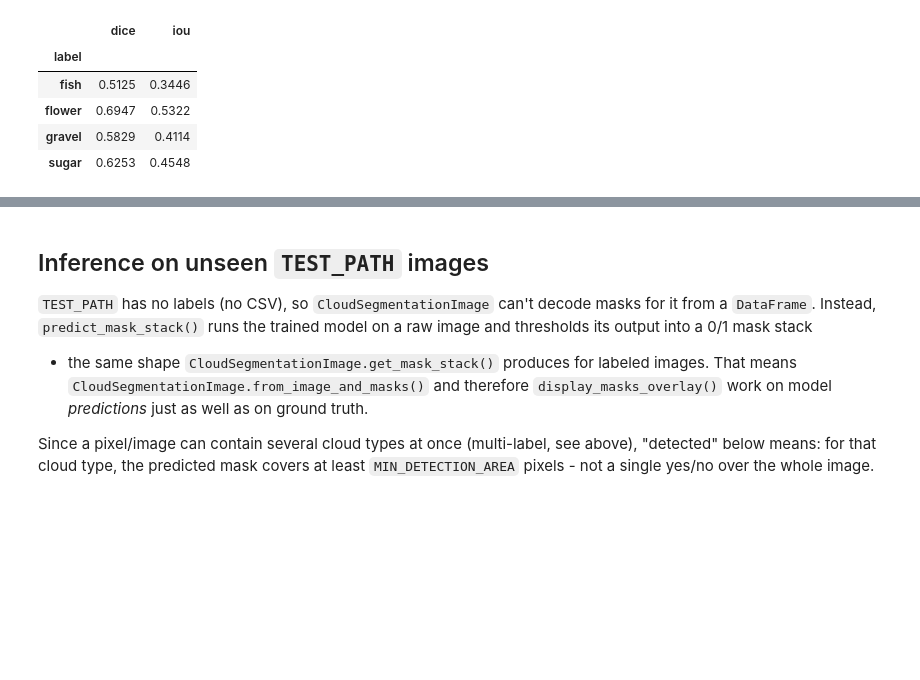
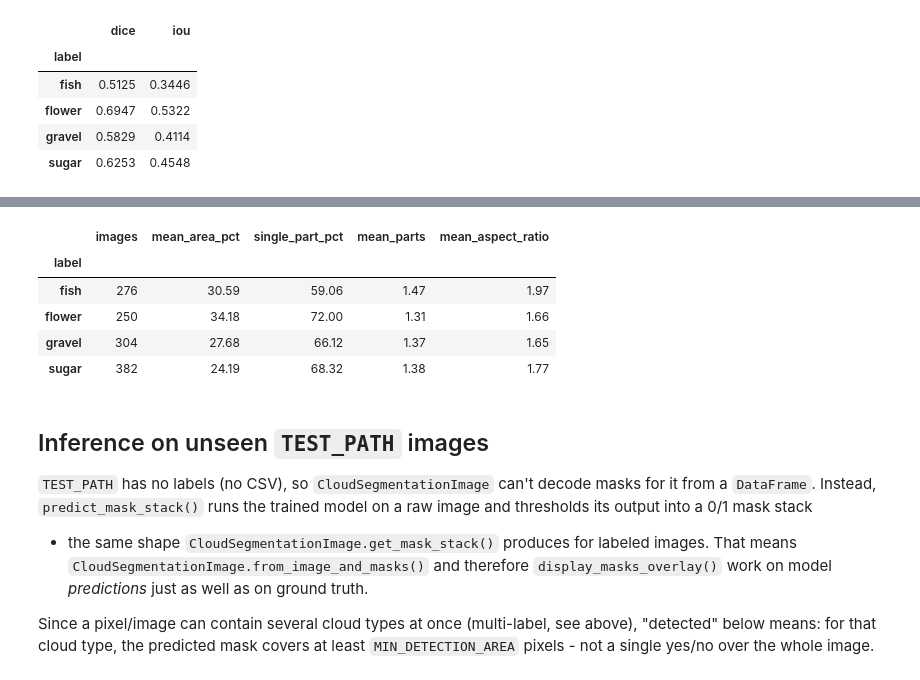
Before and after one commit to YOHANCOHENCODES/jun26_bcds_cloud_segmentation, a Jupyter notebook: notebooks/3.0-rosner-modeling-psp-net.ipynb, the cells around one changed output, grey strips where cells are left out. Cells and saved outputs as stored; diff of their text form; code cells hidden in the pictures; blank space fills up the shorter version.

```diff
--- a/notebooks/3.0-rosner-modeling-psp-net.ipynb
+++ b/notebooks/3.0-rosner-modeling-psp-net.ipynb
@@ -374,3 +392,81 @@ display(val_stats.per_class_dataframe().round(4))
+# %%
+import cv2
+import numpy as np
+import pandas as pd
+from IPython.display import display
+
+from src.data.cloud_segmentation_image import (
+    LABEL_CLASS_IDS,
+    CloudSegmentationImage,
+)
+
+# Connected components smaller than this are decoding specks, not a part of a
+# mask a model could reasonably be expected to find.
+MIN_COMPONENT_AREA = 200
+
+label_names = list(LABEL_CLASS_IDS.keys())
+
+# One row per validation image - `CloudSegmentationDataset` picks its rows the
+# same way, so this iterates exactly the images the scores above are computed
+# on (all 4 label rows of an image are decoded together by
+# `CloudSegmentationImage`).
+val_row_ids = val_labels_df.drop_duplicates(
+    subset='Image', keep='first'
+).index.tolist()
+
+mask_records = []
+for row_id in val_row_ids:
+    mask_stack = CloudSegmentationImage(
+        val_labels_df, row_id, TRAIN_PATH
+    ).get_mask_stack()
+
+    for channel, label in enumerate(label_names):
+        mask = mask_stack[channel].astype(np.uint8)
+
+        _, _, stats, _ = cv2.connectedComponentsWithStats(mask, connectivity=8)
+        # Row 0 of `stats` describes the background, so it is skipped.
+        parts = [
+            s for s in stats[1:] if s[cv2.CC_STAT_AREA] >= MIN_COMPONENT_AREA
+        ]
+        if not parts:
+            continue  # this cloud type isn't annotated in this image
+
+        largest = max(parts, key=lambda s: s[cv2.CC_STAT_AREA])
+        width = largest[cv2.CC_STAT_WIDTH]
+        height = largest[cv2.CC_STAT_HEIGHT]
+
+        mask_records.append(
+            {
+                'label': label,
+                # `mask` is 0/1, so its mean is the covered image fraction.
+                'area_pct': 100 * mask.mean(),
+                'num_parts': len(parts),
+                'is_single_part': len(parts) == 1,
+                'aspect_ratio': max(width, height) / min(width, height),
+            }
+        )
+
+mask_geometry = (
+    pd.DataFrame(mask_records)
+    .groupby('label')
+    .agg(
+        images=('area_pct', 'size'),
+        mean_area_pct=('area_pct', 'mean'),
+        single_part_pct=('is_single_part', lambda s: 100 * s.mean()),
+        mean_parts=('num_parts', 'mean'),
+        mean_aspect_ratio=('aspect_ratio', 'mean'),
+    )
+    .reindex(label_names)
+)
+
+display(mask_geometry.round(2))
+# %% [output]
+|  | images | mean_area_pct | single_part_pct | mean_parts | mean_aspect_ratio |
+| label |  |  |  |  |  |
+| fish | 276 | 30.59 | 59.06 | 1.47 | 1.97 |
+| flower | 250 | 34.18 | 72.00 | 1.31 | 1.66 |
+| gravel | 304 | 27.68 | 66.12 | 1.37 | 1.65 |
+| sugar | 382 | 24.19 | 68.32 | 1.38 | 1.77 |
 # %% [markdown]
 ## Inference on unseen `TEST_PATH` images
 
```
Also changed, not shown: parts of 1 cell of this notebook, 15 other files.
